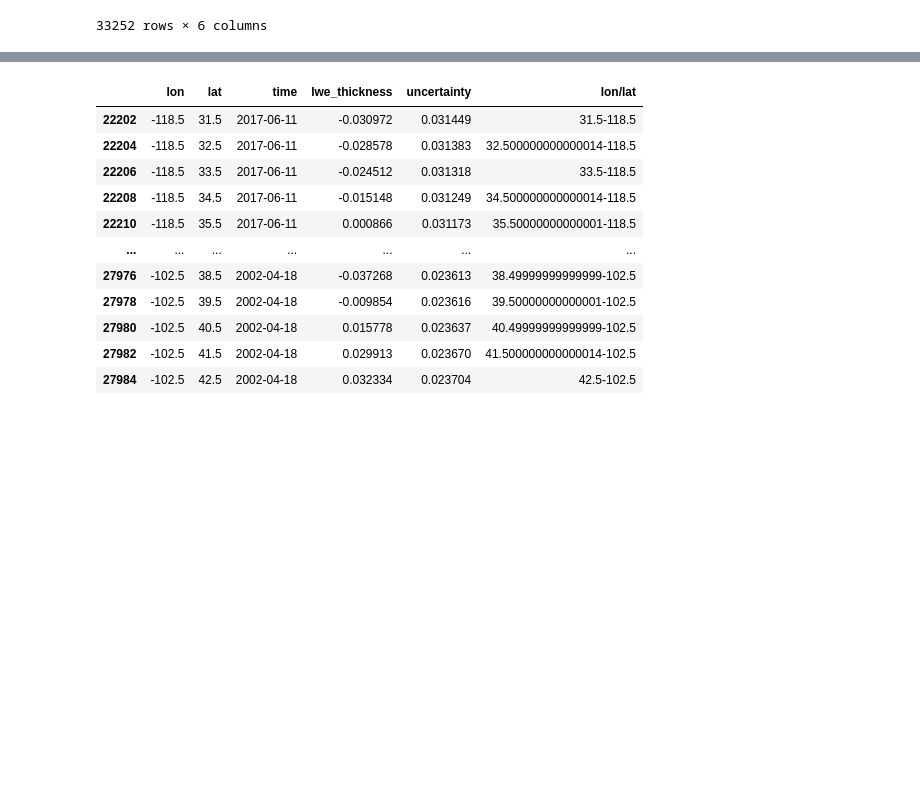
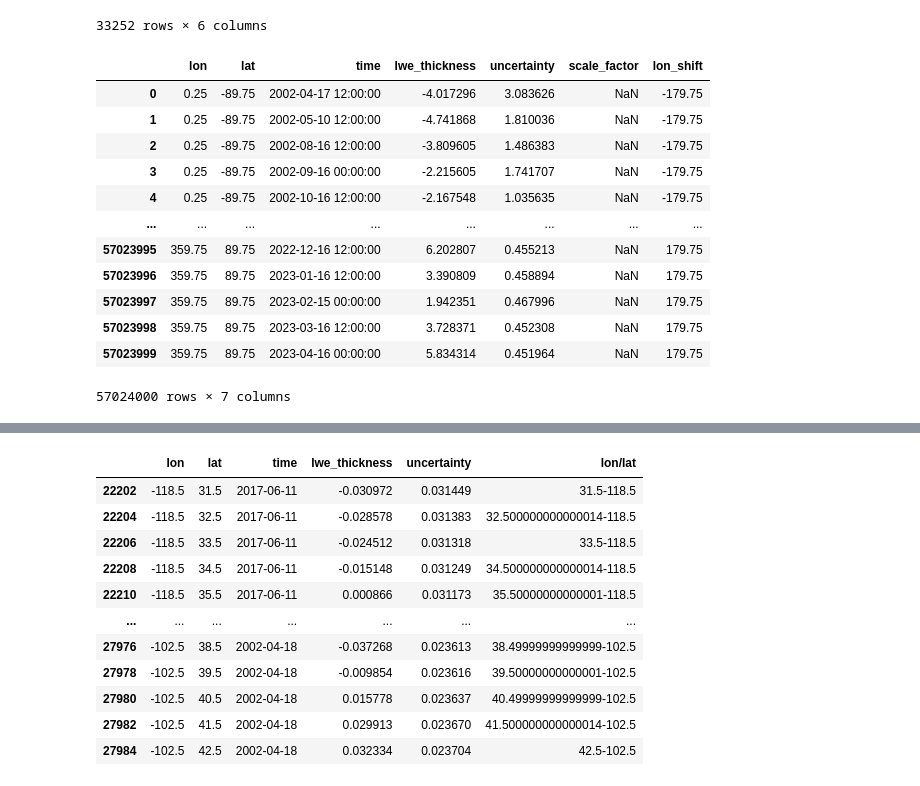
Before and after one commit to uwescience/DSSG2023-Groundwater, a Jupyter notebook: notebooks-and-markdowns/08-checks.ipynb, the cells around one changed output, grey strips where cells are left out. Saved outputs shown, nothing was run; the diff lists cells and outputs as text; code cells hidden in the pictures; blank space fills up the shorter version.

```diff
--- a/notebooks-and-markdowns/08-checks.ipynb
+++ b/notebooks-and-markdowns/08-checks.ipynb
@@ -108,3 +111,41 @@ crb_df
 | 27982 | -102.5 | 41.5 | 2002-04-18 | 0.029913 | 0.023670 | 41.500000000000014-102.5 |
 | 27984 | -102.5 | 42.5 | 2002-04-18 | 0.032334 | 0.023704 | 42.5-102.5 |
 33252 rows × 6 columns
+# %%
+# pixel analysis at pixel: (-109.75, 34.25)
+# Need to change this to relative path later
+grace = xr.open_dataset("/home/kmk58/remoteData/GRACE_MASCON/data/TELLUS_GRAC-GRFO_MASCON_CRI_GRID_RL06.1_V3/GRCTellus.JPL.200204_202304.GLO.RL06.1M.MSCNv03CRI.nc")
+
+# print out grace data
+grace
+
+grace_df = grace[['lon','lat','time','lwe_thickness','uncertainty','scale_factor']].to_dataframe()
+grace_df = grace_df.drop_duplicates()
+
+# transforming to dataframe and selecting relevant vars
+grace_df = grace[['lon','lat','time','lwe_thickness','uncertainty','scale_factor']].to_dataframe()
+grace_df.reset_index(inplace=True)
+grace_df.reset_index(drop=True)
+grace_df = grace_df.drop_duplicates()
+
+#subsetting to rectangle containing the Colorado River Basin
+grace_df["lon_shift"] = grace_df["lon"] - 180  # converting longitude points
+
+#grace_df = grace_df[(grace_df.lon> lon_min) & (grace_df.lon < lon_max)]
+#grace_df = grace_df[(grace_df.lat> lat_min) & (grace_df.lat < lat_max)]
+
+grace_df
+# %% [output]
+|  | lon | lat | time | lwe_thickness | uncertainty | scale_factor | lon_shift |
+| 0 | 0.25 | -89.75 | 2002-04-17 12:00:00 | -4.017296 | 3.083626 | NaN | -179.75 |
+| 1 | 0.25 | -89.75 | 2002-05-10 12:00:00 | -4.741868 | 1.810036 | NaN | -179.75 |
+| 2 | 0.25 | -89.75 | 2002-08-16 12:00:00 | -3.809605 | 1.486383 | NaN | -179.75 |
+| 3 | 0.25 | -89.75 | 2002-09-16 00:00:00 | -2.215605 | 1.741707 | NaN | -179.75 |
+| 4 | 0.25 | -89.75 | 2002-10-16 12:00:00 | -2.167548 | 1.035635 | NaN | -179.75 |
+| ... | ... | ... | ... | ... | ... | ... | ... |
+| 57023995 | 359.75 | 89.75 | 2022-12-16 12:00:00 | 6.202807 | 0.455213 | NaN | 179.75 |
+| 57023996 | 359.75 | 89.75 | 2023-01-16 12:00:00 | 3.390809 | 0.458894 | NaN | 179.75 |
+| 57023997 | 359.75 | 89.75 | 2023-02-15 00:00:00 | 1.942351 | 0.467996 | NaN | 179.75 |
+| 57023998 | 359.75 | 89.75 | 2023-03-16 12:00:00 | 3.728371 | 0.452308 | NaN | 179.75 |
+| 57023999 | 359.75 | 89.75 | 2023-04-16 00:00:00 | 5.834314 | 0.451964 | NaN | 179.75 |
+57024000 rows × 7 columns
```
Also changed, not shown: parts of 11 cells of this notebook.
